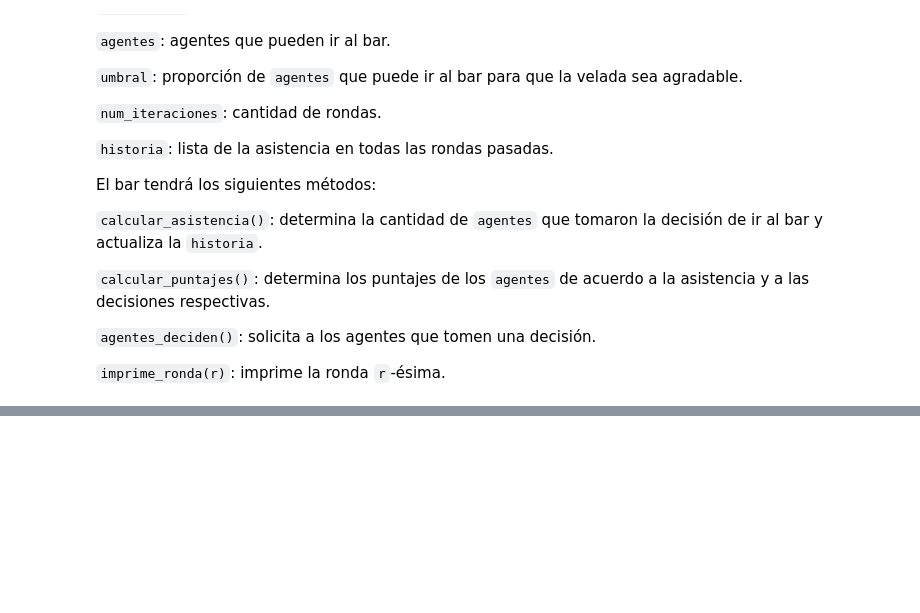
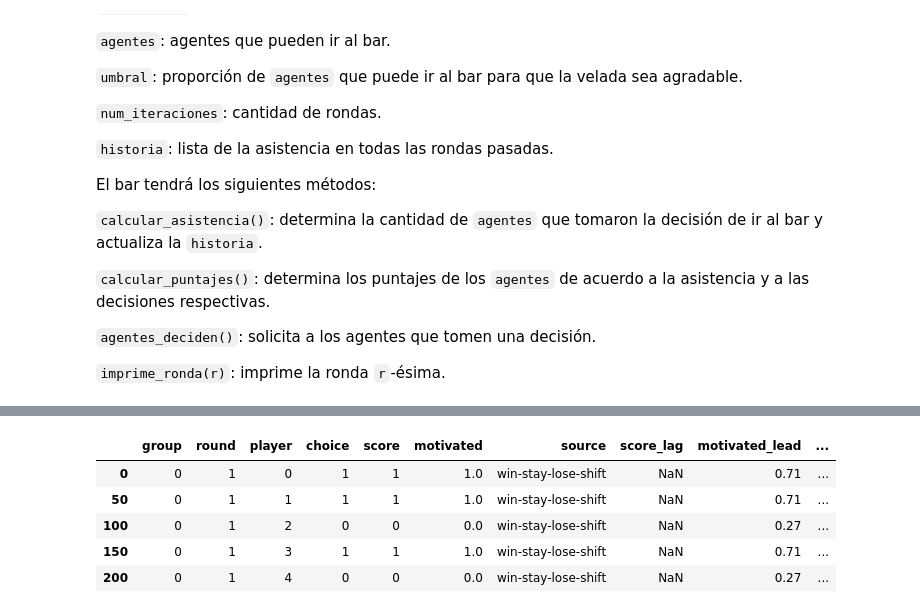
Before and after one commit to Slendercoder/SemilleroMSFS, a Jupyter notebook: Notebooks/ElFarol - rw.ipynb, the cells around one changed output, grey strips where cells are left out. Saved outputs shown, nothing was run; the diff lists cells and outputs as text; code cells hidden in the pictures; blank space fills up the shorter version.

```diff
--- a/Notebooks/ElFarol - rw.ipynb
+++ b/Notebooks/ElFarol - rw.ipynb
@@ -225,0 +333,12 @@ plt.show()
+# %%
+data_sim['score_lag'] = data_sim.groupby(['group', 'player'])['score'].shift(1)
+data_sim['motivated_lead'] = data_sim.groupby(['group', 'player'])['motivated'].shift(-1)
+data_sim['choice_lead'] = data_sim.groupby(['group', 'player'])['choice'].shift(-1)
+data_sim.head()
+# %% [output]
+|  | group | round | player | choice | score | motivated | source | score_lag | motivated_lead | ... |
+| 0 | 0 | 1 | 0 | 1 | 1 | 1.0 | win-stay-lose-shift | NaN | 0.71 | ... |
+| 50 | 0 | 1 | 1 | 1 | 1 | 1.0 | win-stay-lose-shift | NaN | 0.71 | ... |
+| 100 | 0 | 1 | 2 | 0 | 0 | 0.0 | win-stay-lose-shift | NaN | 0.27 | ... |
+| 150 | 0 | 1 | 3 | 1 | 1 | 1.0 | win-stay-lose-shift | NaN | 0.71 | ... |
+| 200 | 0 | 1 | 4 | 0 | 0 | 0.0 | win-stay-lose-shift | NaN | 0.27 | ... |
```
Also changed, not shown: parts of 16 cells of this notebook, 3 other files.
